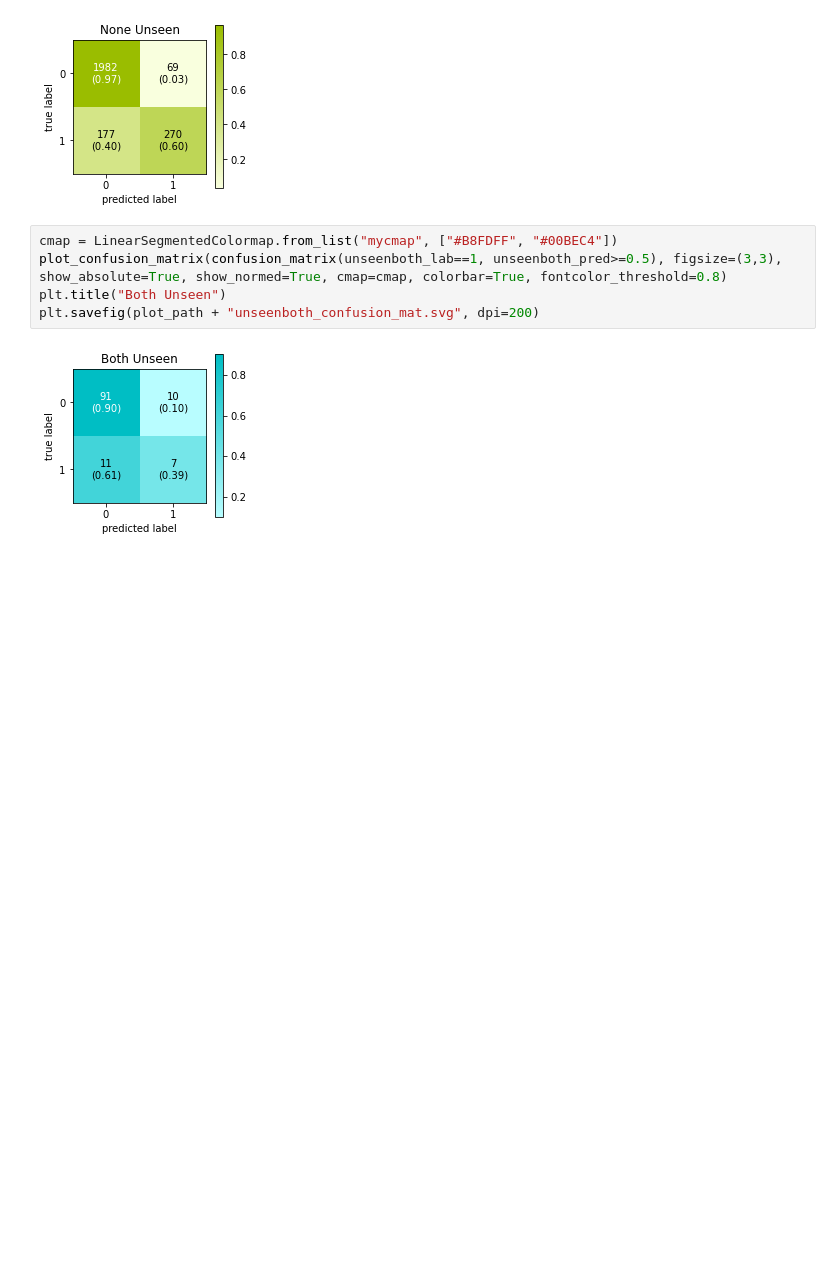
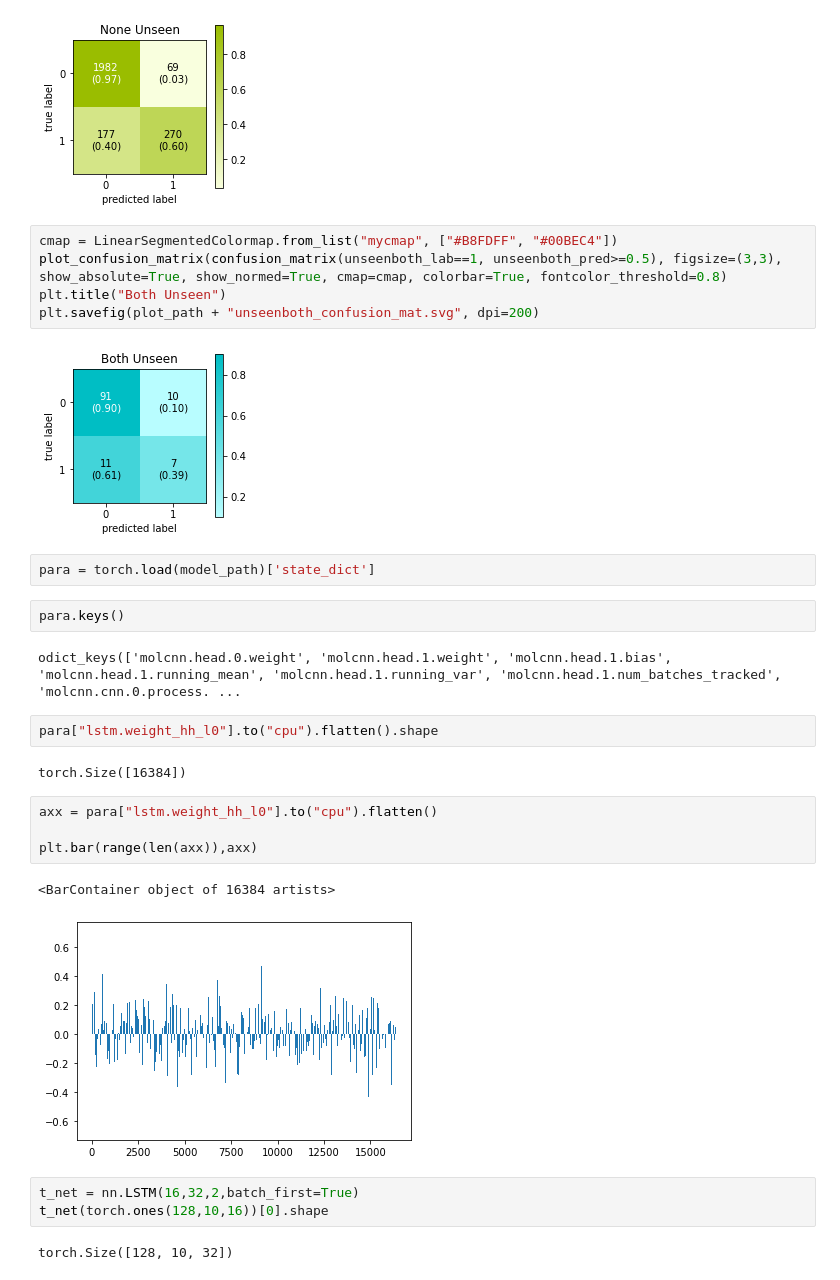
Before and after one commit to David-BominWei/DeepLPI, a Jupyter notebook: DeepLPI_6165kdCl_Evaluation.ipynb, the cells around one changed output. Saved outputs shown, nothing was run; the diff lists cells and outputs as text; blank space fills up the shorter version.

```diff
--- a/DeepLPI_6165kdCl_Evaluation.ipynb
+++ b/DeepLPI_6165kdCl_Evaluation.ipynb
@@ -224,3 +234,25 @@ plt.title("Both Unseen")
 plt.savefig(plot_path + "unseenboth_confusion_mat.svg", dpi=200)
 # %% [output]
 [figure]
+# %%
+para = torch.load(model_path)['state_dict']
+# %%
+para.keys()
+# %% [output]
+odict_keys(['molcnn.head.0.weight', 'molcnn.head.1.weight', 'molcnn.head.1.bias', 'molcnn.head.1.running_mean', 'molcnn.head.1.running_var', 'molcnn.head.1.num_batches_tracked', 'molcnn.cnn.0.process. ...
+# %%
+para["lstm.weight_hh_l0"].to("cpu").flatten().shape
+# %% [output]
+torch.Size([16384])
+# %%
+axx = para["lstm.weight_hh_l0"].to("cpu").flatten()
+
+plt.bar(range(len(axx)),axx)
+# %% [output]
+<BarContainer object of 16384 artists>
+[figure, added]
+# %%
+t_net = nn.LSTM(16,32,2,batch_first=True)
+t_net(torch.ones(128,10,16))[0].shape
+# %% [output]
+torch.Size([128, 10, 32])
```
Also changed, not shown: parts of 1 cell of this notebook.
